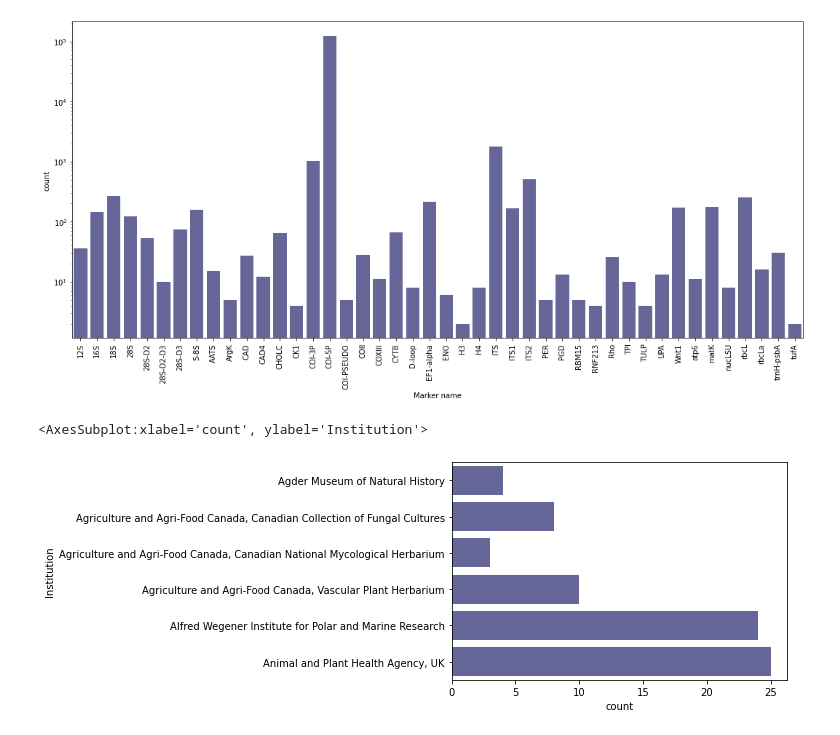
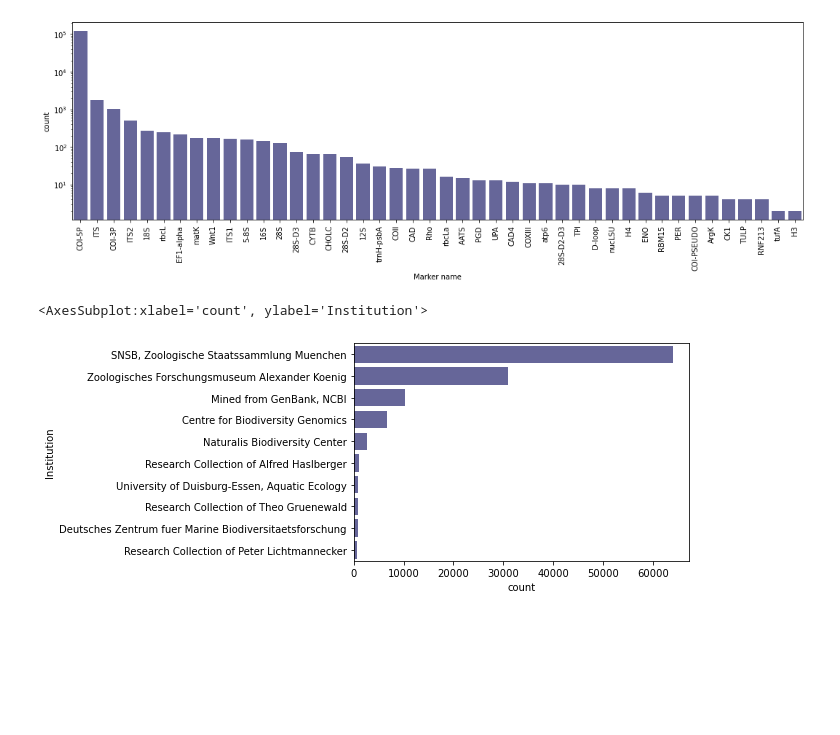
Before and after one commit to bge-barcoding/ibol-europe-gaplist-app, a Jupyter notebook: jupyter/scripts/report.ipynb, the cells around one changed output. Saved outputs shown, nothing was run; the diff lists cells and outputs as text; code cells hidden in the pictures; blank space fills up the shorter version.

```diff
--- a/jupyter/scripts/report.ipynb
+++ b/jupyter/scripts/report.ipynb
@@ -24,25 +26,21 @@ engine = create_engine('sqlite:////home/jovyan/work/data/sqlite/arise-barcode-me
 Session = sessionmaker(engine)
 session = Session()
 # %%
-# with relationship()
-# nsr_barcodes = session.query(Barcode).all()
-# data = [el.marker.marker_name for el in nsr_barcodes]
-
-# without?
-markers = session.query(Barcode.marker_id, Marker.marker_name).join(Marker).all()
-data = [el[1] for el in markers]
-df = pd.DataFrame(data, columns=['Marker name']).sort_values(by=['Marker name'])
-fig, ax = plt.subplots(figsize=(18,8))
-sb.countplot(data=df, x='Marker name', ax=ax, color='b', saturation=0.2)
+nsr_barcodes = session.query(Barcode).all()
+data = [el.marker.marker_name for el in nsr_barcodes]
+df = pd.DataFrame(data, columns=['Marker name'])
+fig, ax = plt.subplots(figsize=(18,5))
+sb.countplot(data=df, x='Marker name', ax=ax, color='b', saturation=0.2, order = df['Marker name'].value_counts().index)
 ax.set_yscale('log')
 ax.tick_params(axis="x", rotation=90)
 # %% [output]
-[figure, old version]
+[figure, new version]
 # %%
-institutions = session.query(Specimen.institution_storing).limit(100).all()
+institutions = session.query(Specimen.institution_storing).all()
 institutions = [e[0] for e in institutions if e[0]]
-df = pd.DataFrame(institutions, columns=['Institution']).sort_values(by=['Institution'])
-sb.countplot(data=df, y='Institution', color='b', saturation=0.2)
+df = pd.DataFrame(institutions, columns=['Institution'])
+indices = df['Institution'].value_counts().index
+sb.countplot(data=df, y='Institution', color='b', saturation=0.2, order = indices[0:10])
 # %% [output]
 <AxesSubplot:xlabel='count', ylabel='Institution'>
-[figure, old version]
+[figure, new version]
```
Also changed, not shown: parts of 9 cells of this notebook, 1 other file.
